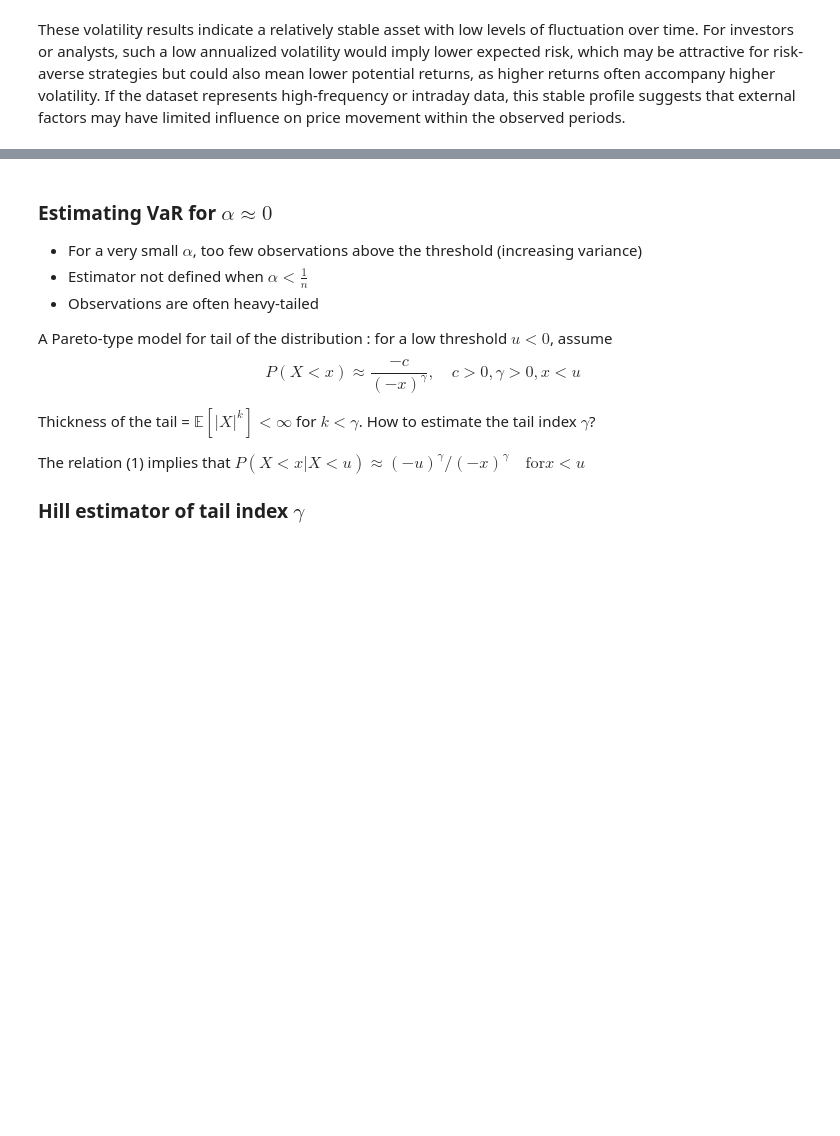
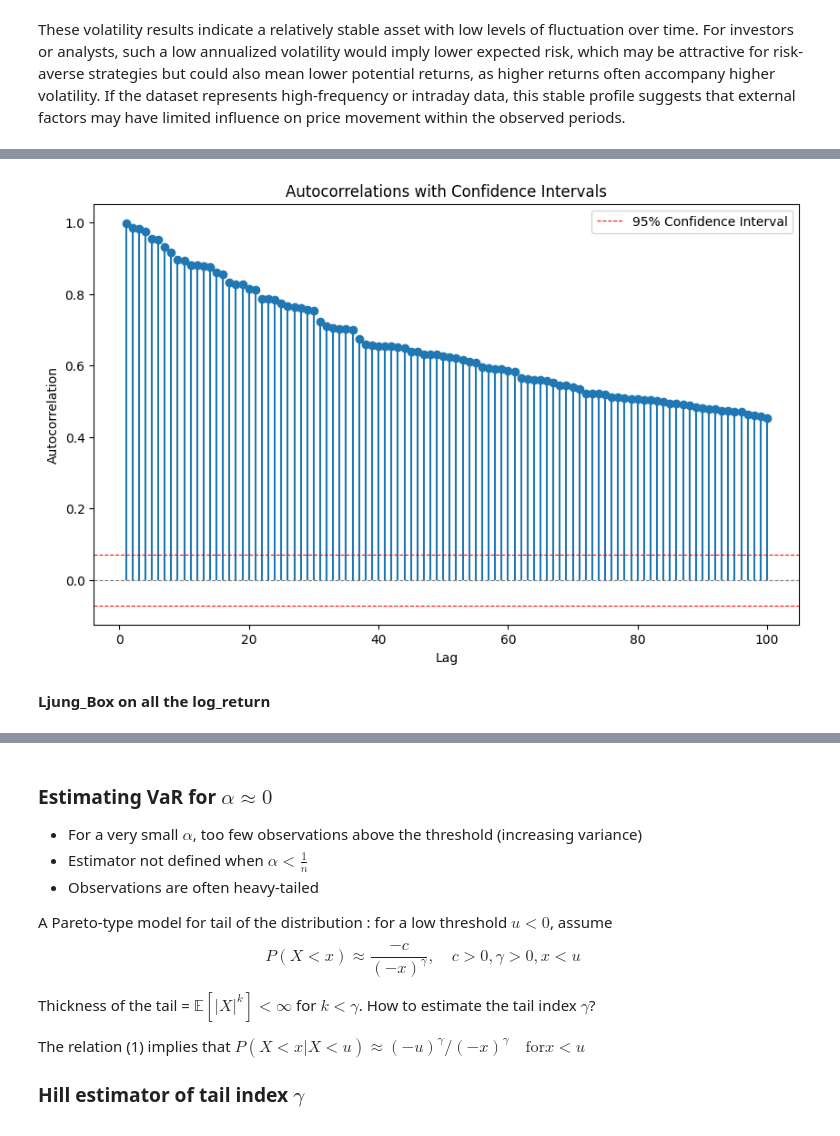
Before and after one commit to Adrien1126/EconometryProject, a Jupyter notebook: notebooks/DataExploratory.ipynb, the cells around one changed output, grey strips where cells are left out. Saved outputs shown, nothing was run; the diff lists cells and outputs as text; code cells hidden in the pictures; blank space fills up the shorter version.

```diff
--- a/notebooks/DataExploratory.ipynb
+++ b/notebooks/DataExploratory.ipynb
@@ -241,0 +289,6 @@ These volatility results indicate a relatively stable asset with low levels of f
+# %%
+plot_autocorrelations_with_ci(daily_mean_returns['daily_mean_return'], max_lag=100, alpha=0.05)
+# %% [output]
+[figure, added]
+# %% [markdown]
+**Ljung_Box on all the log_return**
```
Also changed, not shown: parts of 28 cells of this notebook, 6 other files.
